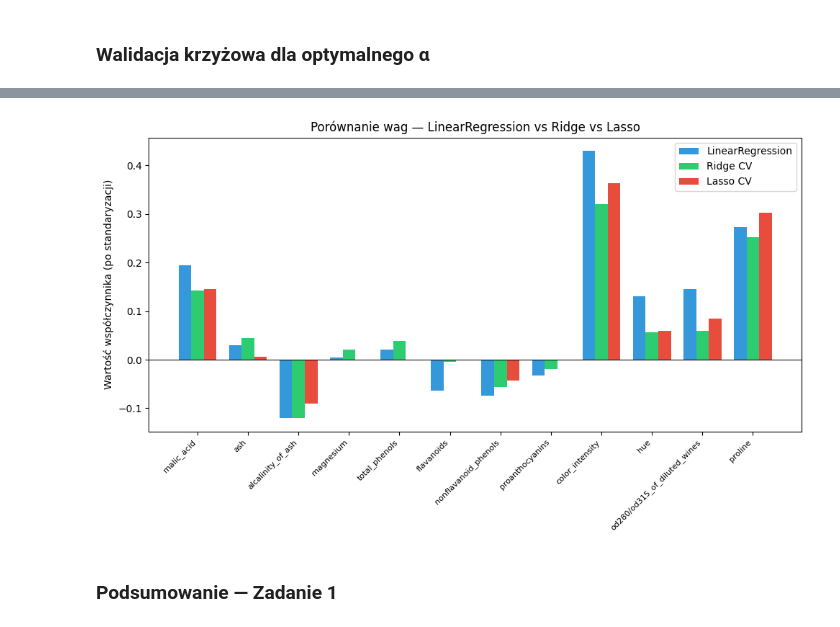
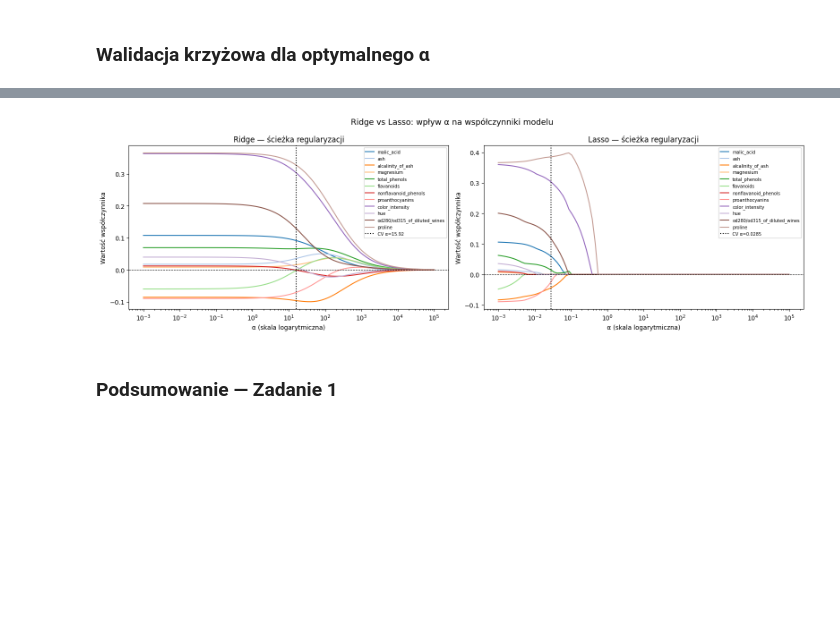
Before and after one commit to mikolaj-olesinski/Machine-Learning-PWR, a Jupyter notebook: lista2/lab2.ipynb, the cells around one changed output, grey strips where cells are left out. Cells and saved outputs as stored; diff of their text form; code cells hidden in the pictures; blank space fills up the shorter version.

```diff
--- a/lista2/lab2.ipynb
+++ b/lista2/lab2.ipynb
@@ -212,36 +230,33 @@ Optimal α Lasso (CV):  0.0196
-# %%
-models_coef = {
-    'LinearRegression': LinearRegression(),
-    'Ridge CV':         Ridge(alpha=alpha_ridge_cv),
-    'Lasso CV':         Lasso(alpha=alpha_lasso_cv, max_iter=10000),
-}
-
-coef_data = {}
-for name, model in models_coef.items():
-    pipe = Pipeline([('scaler', StandardScaler()), ('model', model)])
-    pipe.fit(X_wine_train, y_wine_train)
-    coef_data[name] = pipe.named_steps['model'].coef_
-
-coef_df = pd.DataFrame(coef_data, index=feature_cols)
-
-fig, ax = plt.subplots(figsize=(10, 6))
-x = np.arange(len(feature_cols))
-width = 0.25
-
-ax.bar(x - width, coef_df['LinearRegression'], width, label='LinearRegression', color='#3498db')
-ax.bar(x,         coef_df['Ridge CV'],         width, label='Ridge CV',         color='#2ecc71')
-ax.bar(x + width, coef_df['Lasso CV'],         width, label='Lasso CV',         color='#e74c3c')
-
-ax.set_xticks(x)
-ax.set_xticklabels(feature_cols, rotation=45, ha='right', fontsize=8)
-ax.axhline(0, color='black', linewidth=0.8)
-ax.set_title('Porównanie wag — LinearRegression vs Ridge vs Lasso')
-ax.set_ylabel('Wartość współczynnika (po standaryzacji)')
-ax.legend()
-plt.tight_layout()
-plt.show()
-# %% [output]
-[figure, removed]
+# %%
+colors = plt.cm.tab20.colors[:len(feature_cols)]
+
+fig, axes = plt.subplots(1, 2, figsize=(16, 5))
+
+for i, name in enumerate(feature_cols):
+    axes[0].plot(alphas, ridge_coefs[:, i], label=name, color=colors[i])
+axes[0].set_xscale('log')
+axes[0].axhline(0, color='black', linewidth=0.8, linestyle='--')
+axes[0].axvline(alpha_ridge_cv, color='black', linewidth=1.5, linestyle=':', label=f'CV α={alpha_ridge_cv:.2f}')
+axes[0].set_title('Ridge — ścieżka regularyzacji')
+axes[0].set_xlabel('α (skala logarytmiczna)')
+axes[0].set_ylabel('Wartość współczynnika')
+axes[0].legend(fontsize=7, loc='upper right')
+
+for i, name in enumerate(feature_cols):
+    axes[1].plot(alphas, lasso_coefs[:, i], label=name, color=colors[i])
+axes[1].set_xscale('log')
+axes[1].axhline(0, color='black', linewidth=0.8, linestyle='--')
+axes[1].axvline(alpha_lasso_cv, color='black', linewidth=1.5, linestyle=':', label=f'CV α={alpha_lasso_cv:.4f}')
+axes[1].set_title('Lasso — ścieżka regularyzacji')
+axes[1].set_xlabel('α (skala logarytmiczna)')
+axes[1].set_ylabel('Wartość współczynnika')
+axes[1].legend(fontsize=7, loc='upper right')
+
+plt.suptitle('Ridge vs Lasso: wpływ α na współczynniki modelu', fontsize=13)
+plt.tight_layout()
+plt.show()
+# %% [output]
+[figure, added]
 # %% [markdown]
 ### Podsumowanie — Zadanie 1
 # %%
```
Also changed, not shown: parts of 19 cells of this notebook, 1 other file.
